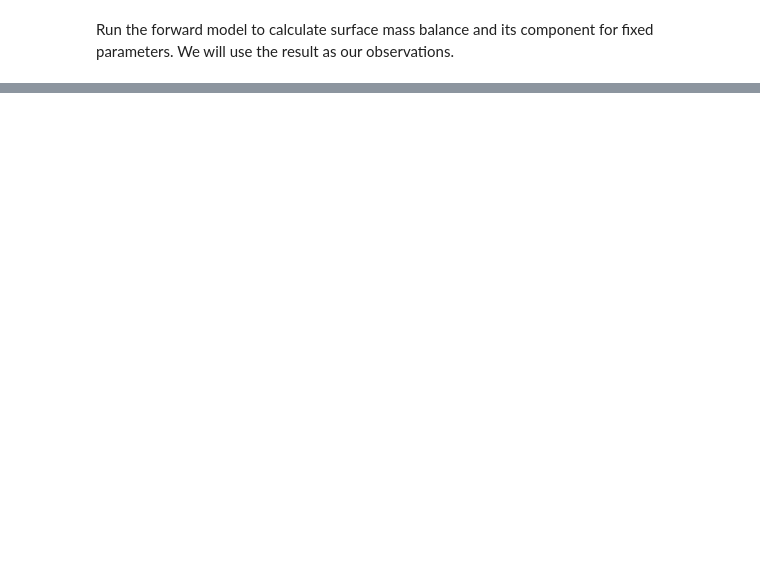
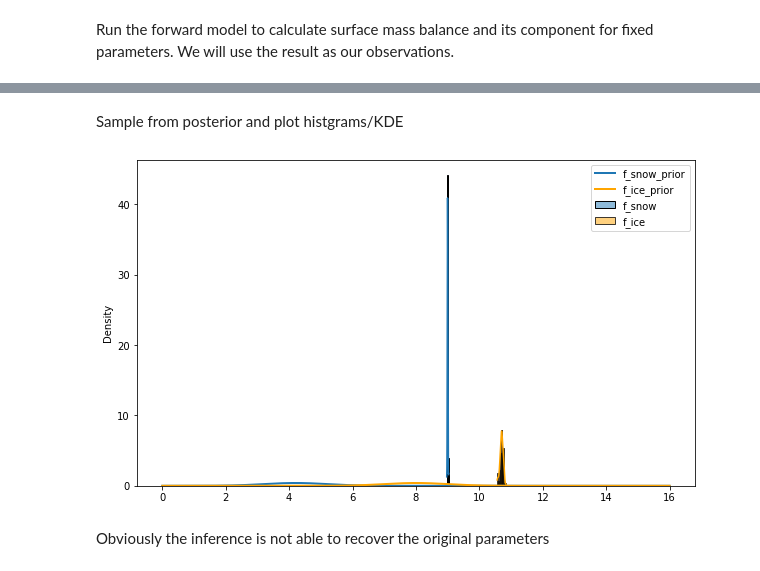
Before and after one commit to aaschwanden/pdd-parameter-inversion, a Jupyter notebook: notebooks/test_inversion.ipynb, the cells around one changed output, grey strips where cells are left out. Saved outputs shown, nothing was run; the diff lists cells and outputs as text; code cells hidden in the pictures; blank space fills up the shorter version.

```diff
--- a/notebooks/test_inversion.ipynb
+++ b/notebooks/test_inversion.ipynb
@@ -345,0 +466,3 @@ P_obs.max()
+# %%
+model = BayesianPDD()
+model.forward(T_obs, P_obs, std_dev, A_obs, M_obs, R_obs)
@@ -345,0 +495,36 @@ P_obs.max()
+# %% [markdown]
+Sample from posterior and plot histgrams/KDE
+# %%
+    with pyro.plate("samples", T_obs.shape[1], dim=-1):
+        samples = model.guide(
+            T_obs,
+            P_obs,
+            np.zeros_like(T_obs),
+        )
+
+    fs = samples["f_snow"]
+    fi = samples["f_ice"]
+    r = samples["refreeze"]
+
+    import seaborn as sns
+    from scipy.stats import norm
+
+    fig = plt.figure(figsize=(10, 6))
+
+    sns.histplot(fs.detach().cpu().numpy(), kde=True, stat="density", label="f_snow")
+    sns.histplot(
+        fi.detach().cpu().numpy(),
+        kde=True,
+        stat="density",
+        label="f_ice",
+        color="orange",
+    )
+    x = np.arange(0, 16, 0.001)
+    plt.plot(x, norm.pdf(x, 4.2, 1), lw=2, label="f_snow_prior")
+    plt.plot(x, norm.pdf(x, 8.0, 1), color="orange", lw=2, label="f_ice_prior")
+    plt.legend()
+    plt.show()
+# %% [output]
+[figure, added]
+# %% [markdown]
+Obviously the inference is not able to recover the original parameters
```
Also changed, not shown: parts of 15 cells of this notebook, 1 other file.
